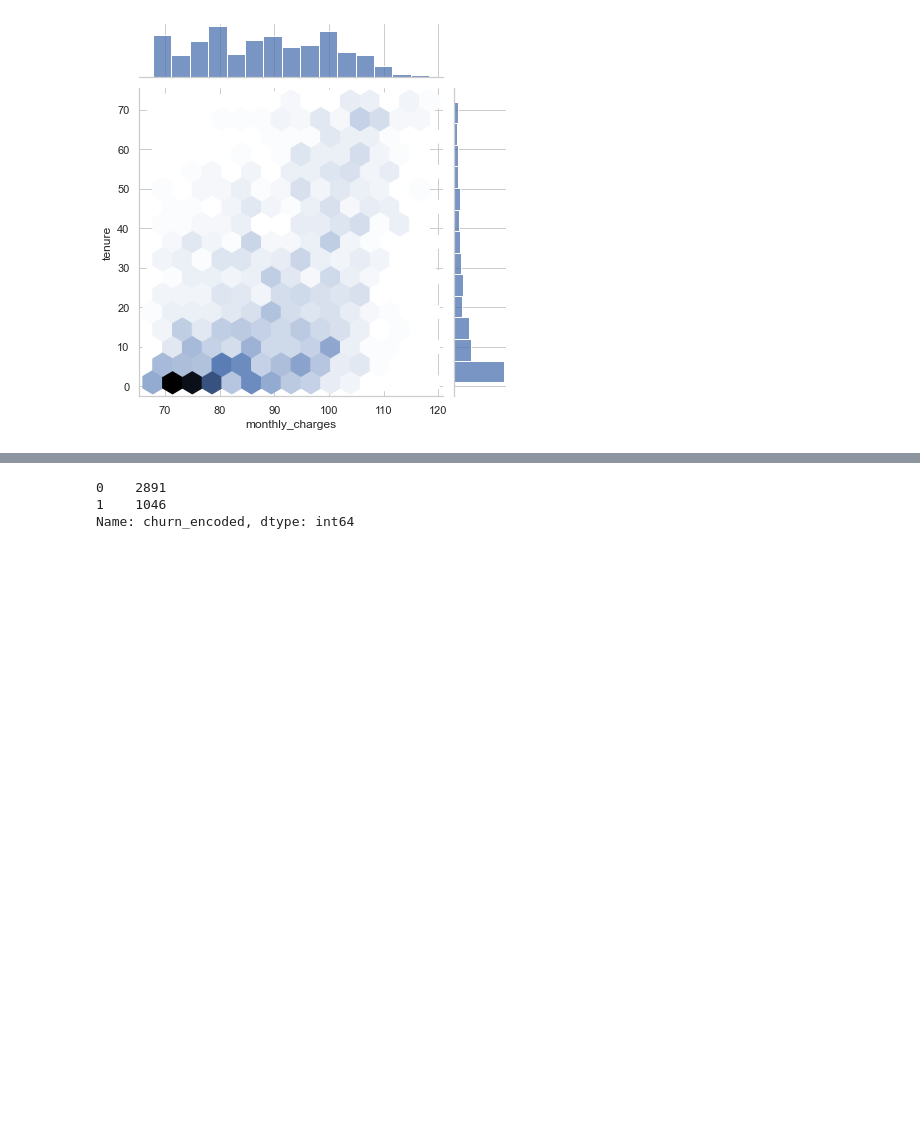
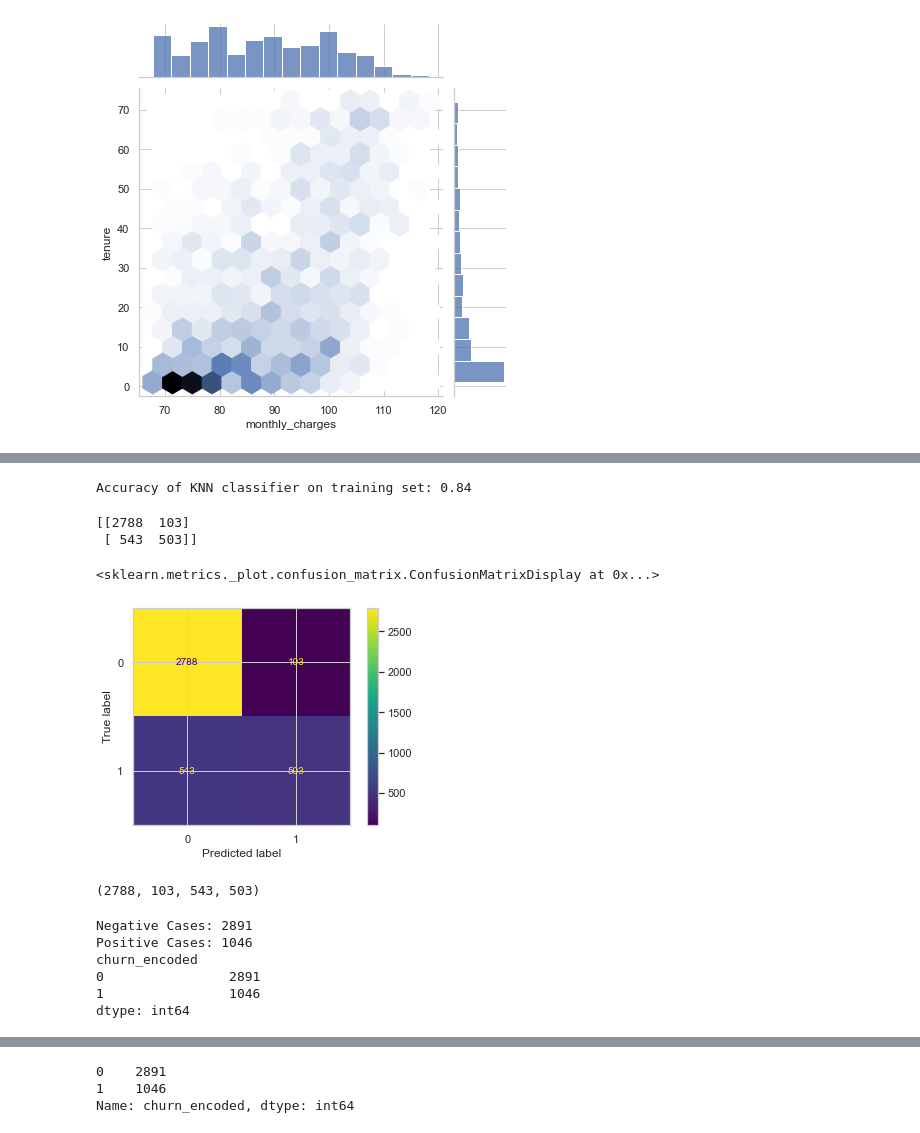
Before and after one commit to tim-keriazes/telco_project, a Jupyter notebook: telco_churn_notebook.ipynb, the cells around one changed output, grey strips where cells are left out. Cells and saved outputs as stored; diff of their text form; code cells hidden in the pictures; blank space fills up the shorter version.

```diff
--- a/telco_churn_notebook.ipynb
+++ b/telco_churn_notebook.ipynb
@@ -609,0 +1093,3 @@ def freq_table(train, cat_var):
+# %%
+# Create KNN Object
+knn4 = KNeighborsClassifier(n_neighbors=4, weights='uniform')
@@ -609,0 +1138,37 @@ def freq_table(train, cat_var):
+# %%
+# Compute the Accuracy
+print('Accuracy of KNN classifier on training set: {:.2f}'
+     .format(knn4.score(X_train, y_train)))
+# %% [output]
+Accuracy of KNN classifier on training set: 0.84
+# %%
+# confusion matrix
+print(confusion_matrix(y_train, y_pred))
+# %% [output]
+[[2788  103]
+ [ 543  503]]
+# %%
+#plot confusion matrix
+plot_confusion_matrix(knn4, X_train, y_train)
+# %% [output]
+<sklearn.metrics._plot.confusion_matrix.ConfusionMatrixDisplay at 0x...>
+[figure, added]
+# %%
+#true neg, false pos, false neg, true pos with.ravel method, works on confusion matrix 2x2
+TN, FP, FN, TP = confusion_matrix(y_train, y_pred).ravel()
+TN, FP, FN, TP
+# %% [output]
+(2788, 103, 543, 503)
+# %%
+negative_cases = TN + FP
+positive_cases = FN + TP
+print(f"Negative Cases: {negative_cases}")
+print(f"Positive Cases: {positive_cases}")
+print(y_train.value_counts())
+# %% [output]
+Negative Cases: 2891
+Positive Cases: 1046
+churn_encoded
+0                2891
+1                1046
+dtype: int64
```
Also changed, not shown: parts of 95 cells of this notebook.
